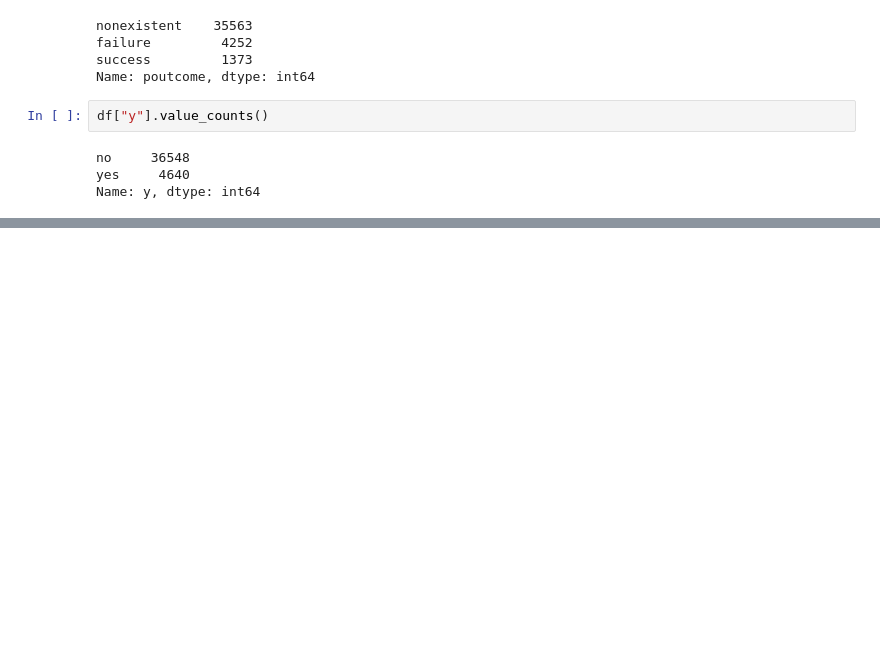
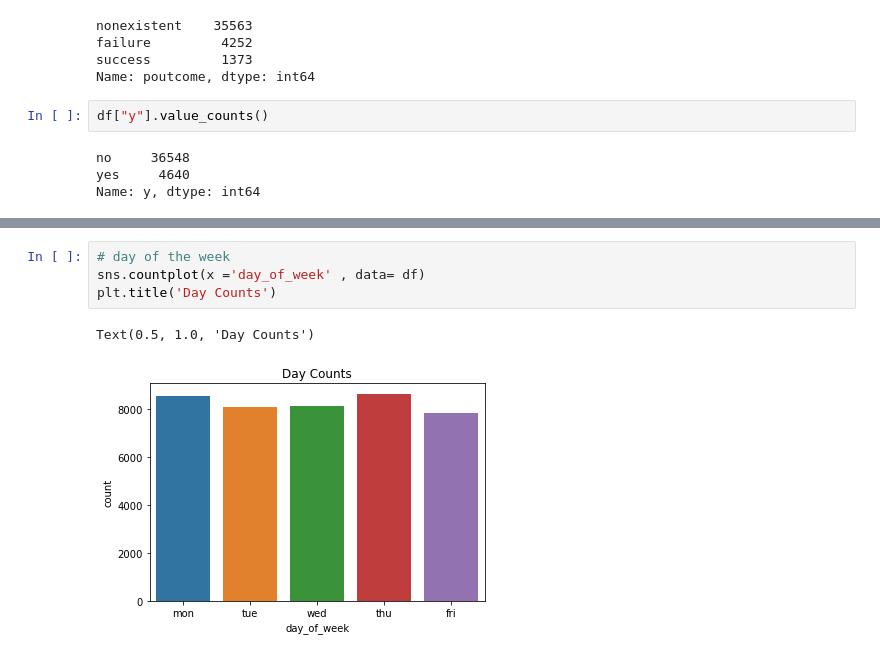
Before and after one commit to AndrewNguyen27296/DataGlacier, a Jupyter notebook: Asmaa.ipynb, the cells around one changed output, grey strips where cells are left out. Drawn from its saved outputs; the diff is of its cells as text; blank space fills up the shorter version.

```diff
--- a/Asmaa.ipynb
+++ b/Asmaa.ipynb
@@ -223,0 +245,7 @@ Name: y, dtype: int64
+# %%
+# day of the week
+sns.countplot(x ='day_of_week' , data= df)
+plt.title('Day Counts')
+# %% [output]
+Text(0.5, 1.0, 'Day Counts')
+[figure, added]
```
Also changed, not shown: parts of 9 cells of this notebook.
